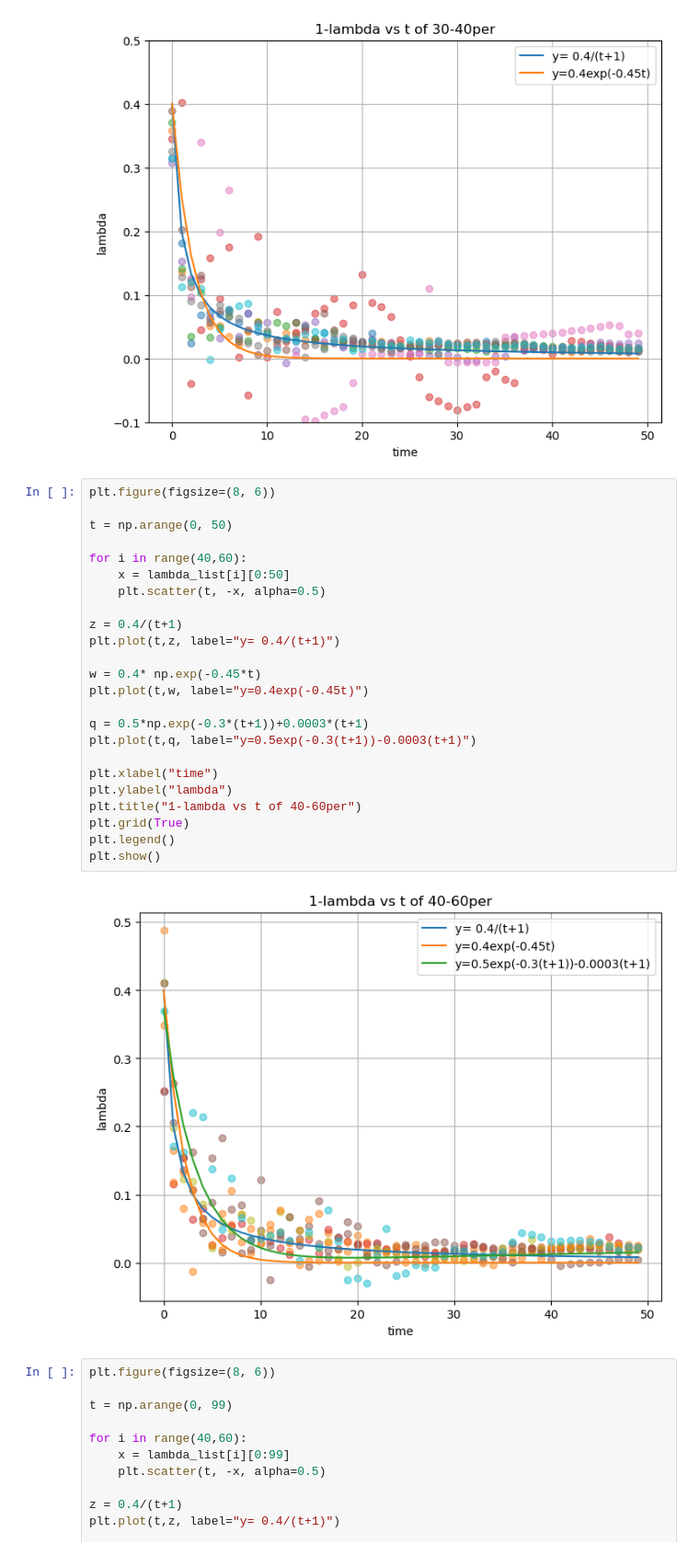
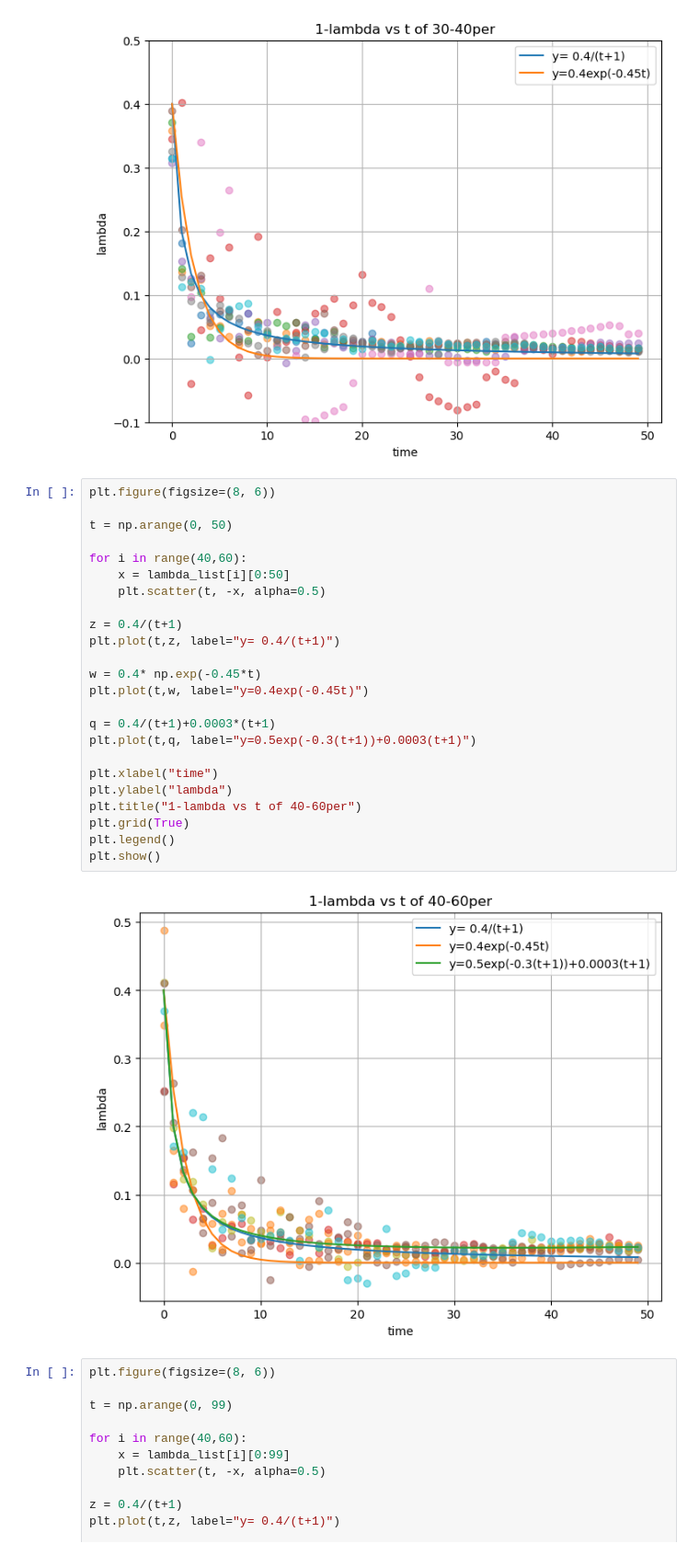
Before and after one commit to LABO-M/horserace, a Jupyter notebook: keiba17.ipynb, the cells around one changed output. Shown at 92% size. Saved outputs shown, nothing was run; the diff lists cells and outputs as text.

```diff
--- a/keiba17.ipynb
+++ b/keiba17.ipynb
@@ -945,29 +945,29 @@ plt.show()
 # %%
 plt.figure(figsize=(8, 6))
 
 t = np.arange(0, 50)
 
 for i in range(40,60):
     x = lambda_list[i][0:50]
     plt.scatter(t, -x, alpha=0.5)
 
 z = 0.4/(t+1)
 plt.plot(t,z, label="y= 0.4/(t+1)")
 
 w = 0.4* np.exp(-0.45*t)
 plt.plot(t,w, label="y=0.4exp(-0.45t)")
 
-q = 0.5*np.exp(-0.3*(t+1))+0.0003*(t+1)
-plt.plot(t,q, label="y=0.5exp(-0.3(t+1))-0.0003(t+1)")
+q = 0.4/(t+1)+0.0003*(t+1)
+plt.plot(t,q, label="y=0.5exp(-0.3(t+1))+0.0003(t+1)")
 
 plt.xlabel("time")
 plt.ylabel("lambda")
 plt.title("1-lambda vs t of 40-60per")
 plt.grid(True)
 plt.legend()
 plt.show()
 # %% [output]
-[figure, old version]
+[figure, new version]
 # %%
 plt.figure(figsize=(8, 6))
 
```
Also changed, not shown: parts of 8 cells of this notebook.
